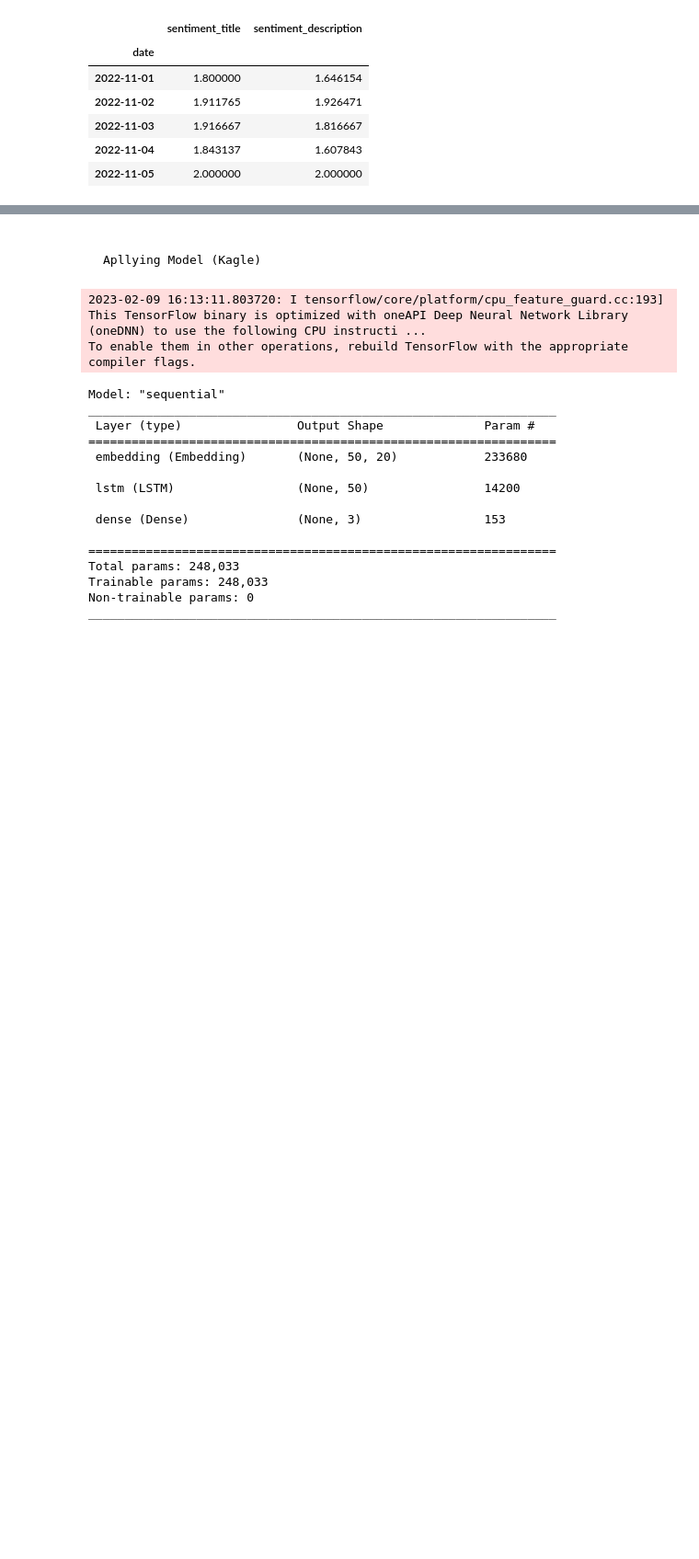
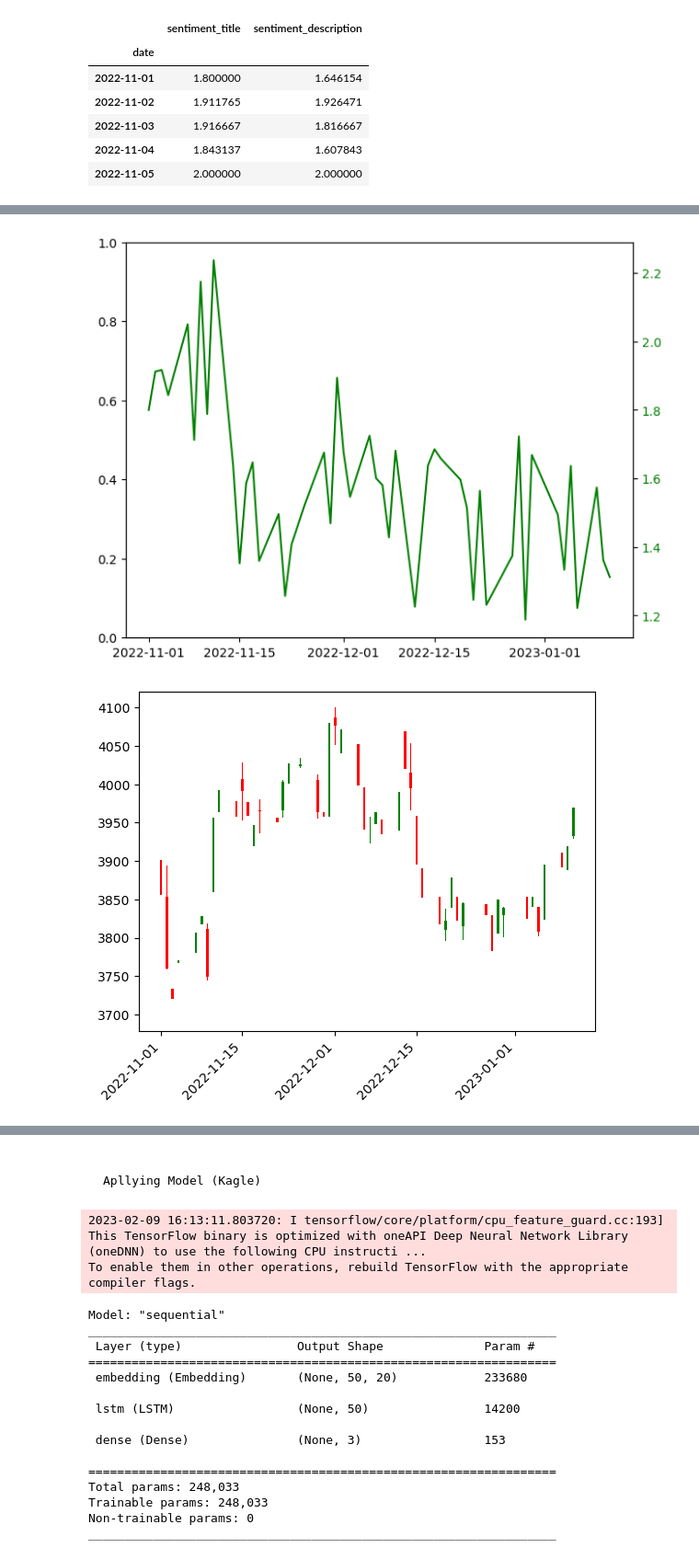
Before and after one commit to YanaOrf/Stock_market_sentiment_analysis, a Jupyter notebook: sent_analysis.ipynb, the cells around one changed output, grey strips where cells are left out. Shown at 92% size. Cells and saved outputs as stored; diff of their text form; code cells hidden in the pictures; blank space fills up the shorter version.

```diff
--- a/sent_analysis.ipynb
+++ b/sent_analysis.ipynb
@@ -200,0 +282,38 @@ sns.lineplot(data=grouped_news)
+# %%
+
+fig, ax = plt.subplots(constrained_layout=True)
+plt.figure()
+width=.4
+width2=.05
+
+up=full_data[full_data.Close>=full_data.Open]
+down=full_data[full_data.Close<full_data.Open]
+
+col1="green"
+col2="red"
+
+plt.bar(up.index,up.Close -up.Open,width,bottom=up.Open,color=col1)
+plt.bar(up.index,up.High -up.Close,width2,bottom=up.Close,color=col1)
+plt.bar(up.index,up.Low -up.Open,width2,bottom=up.Open,color=col1)
+
+
+plt.bar(down.index,down.Close -down.Open,width,bottom=down.Open,color=col2)
+plt.bar(down.index,down.High -down.Open,width2,bottom=down.Open,color=col2)
+plt.bar(down.index,down.Low -down.Close,width2,bottom=down.Close,color=col2)
+
+plt.xticks(rotation=45,ha="right")
+
+
+
+
+ax2 = ax.twinx()
+
+
+ax2.plot(full_data["sentiment_title"], color='green')
+ax2.tick_params(axis='y', labelcolor='green')
+
+
+plt.show()
+# %% [output]
+[figure, added]
+[figure, added]
```
Also changed, not shown: parts of 37 cells of this notebook.
